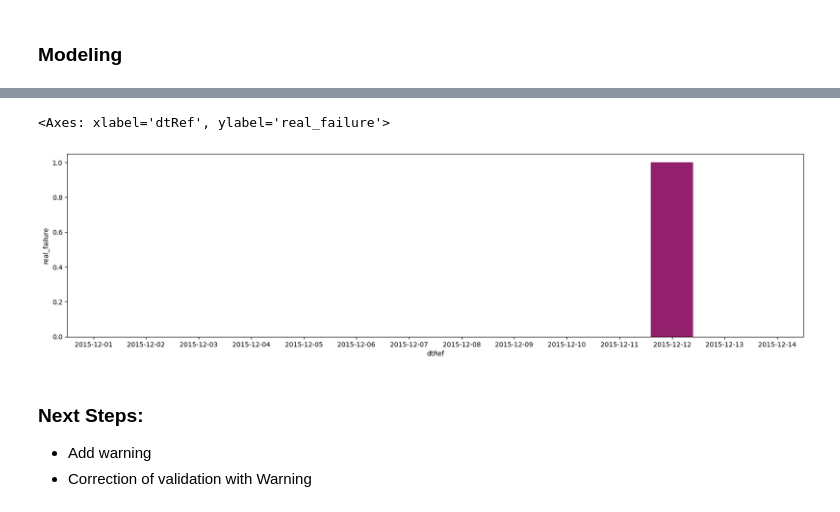
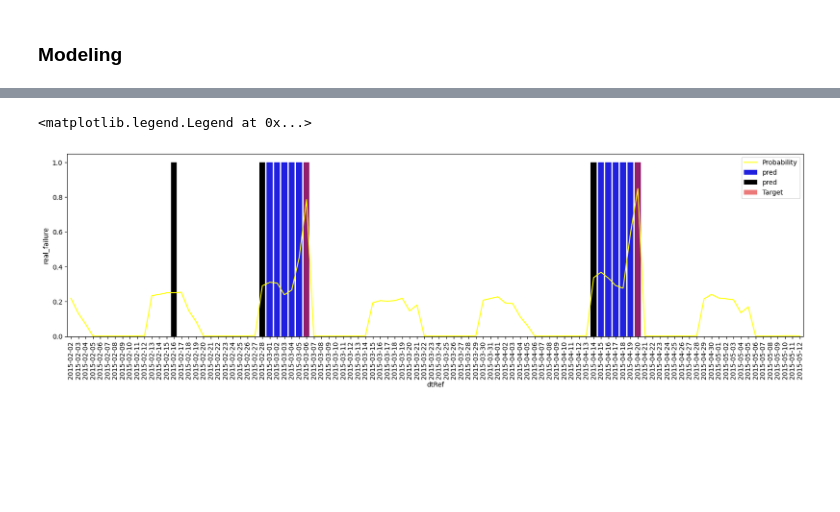
Before and after one commit to jooaobrum/preditive-maintenance, a Jupyter notebook: notebooks/pdm-exploration-ml-ts.ipynb, the cells around one changed output, grey strips where cells are left out. Saved outputs shown, nothing was run; the diff lists cells and outputs as text; code cells hidden in the pictures; blank space fills up the shorter version.

```diff
--- a/notebooks/pdm-exploration-ml-ts.ipynb
+++ b/notebooks/pdm-exploration-ml-ts.ipynb
@@ -408,9 +538,9 @@ y_oot_pp['pred_prob'] = y_oot_pred
 # %%
-forecast_window = 14
+
 df_train_machine_total = pd.DataFrame()
 for machine in y_train_pp['machineID'].unique():
     df_train_machine = y_train_pp[y_train_pp['machineID'] == machine].sort_values('dtRef')
-    df_train_machine['pred_sum'] =(df_train_machine['pred'].rolling(min_periods=1, window=(forecast_window)).sum())
+    df_train_machine['pred_sum'] =(df_train_machine['pred'].rolling(min_periods=1, window=(forecasting_window)).sum())
     df_train_machine_total = pd.concat([df_train_machine_total, df_train_machine], axis = 0)
 
 df_train_machine_total['real_pred']=np.where((df_train_machine_total.pred_sum>1), 0, df_train_machine_total.pred)
@@ -420,7 +550,7 @@ df_train_machine_total['real_pred']=np.where((df_train_machine_total.pred_sum>1)
 df_val_machine_total = pd.DataFrame()
 for machine in y_val_pp['machineID'].unique():
     df_val_machine = y_val_pp[y_val_pp['machineID'] == machine].sort_values('dtRef')
-    df_val_machine['pred_sum'] =(df_val_machine['pred'].rolling(min_periods=1, window=(forecast_window)).sum())
+    df_val_machine['pred_sum'] =(df_val_machine['pred'].rolling(min_periods=1, window=(forecasting_window)).sum())
     df_val_machine_total = pd.concat([df_val_machine_total, df_val_machine], axis = 0)
 
 df_val_machine_total['real_pred']=np.where((df_val_machine_total.pred_sum>1), 0, df_val_machine_total.pred)
@@ -430,7 +560,7 @@ df_val_machine_total['real_pred']=np.where((df_val_machine_total.pred_sum>1), 0,
 df_oot_machine_total = pd.DataFrame()
 for machine in y_oot_pp['machineID'].unique():
     df_oot_machine = y_oot_pp[y_oot_pp['machineID'] == machine].sort_values('dtRef')
-    df_oot_machine['pred_sum'] =(df_oot_machine['pred'].rolling(min_periods=1, window=(forecast_window)).sum())
+    df_oot_machine['pred_sum'] =(df_oot_machine['pred'].rolling(min_periods=1, window=(forecasting_window)).sum())
     df_oot_machine_total = pd.concat([df_oot_machine_total, df_oot_machine], axis = 0)
 
 df_oot_machine_total['real_pred']=np.where((df_oot_machine_total.pred_sum>1), 0, df_oot_machine_total.pred)
@@ -452,0 +567,21 @@ df_oot_machine_total
+# %%
+def filter_signals(df, df_failures, machineID, failure_window):
+    df_final = df[df['machineID'] == machineID]
+    df_final['pred'] = (df_final['pred_prob'] > threshold).astype(int)
+    df_final['pred_diff'] = (df_final['pred'].diff() > 0).astype(int)
+
+    failure_machine = df_failures[df_failures['machineID'] == machineID]
+    failure_machine['dtRef'] = pd.to_datetime(failure_machine['dtRef'])
+    failure_machine['days_between'] = failure_machine['dtRef'].diff() / pd.Timedelta(days = 1)
+    #if len(failure_machine) > 0:
+    #    failure_window = failure_machine['days_between'].median().astype(int)
+    #else:
+    #    failure_window = 10000
+
+
+    df_final['Y_FAIL_sumxx'] =(df_final['pred_diff'].rolling(min_periods=1, window=(failure_window - 1)).sum())
+
+
+    df_final['real_pred']=np.where((df_final.Y_FAIL_sumxx>1), 0, df_final.pred_diff)
+
+    return df_final, failure_window
@@ -452,0 +623,7 @@ df_oot_machine_total
+# %%
+df_train_machine_filtered = pd.DataFrame()
+failures_window = []
+for i in range(1, 101):
+    df_filt, failure_window = filter_signals(df_train_machine_total, df_failures, i, forecasting_window)
+    df_train_machine_filtered = pd.concat([df_train_machine_filtered, df_filt], ignore_index = True)
+    failures_window.append(failure_window)
@@ -515,13 +801,11 @@ ROC-AUC: 0.9119541536421332
 # %%
 plt.figure(1, figsize = (20,5))
-sns.barplot(x = 'dtRef', y = 'real_pred', data = df_oot_machine_total[df_oot_machine_total['machineID'] == 51], label = 'pred', color = 'blue')
-sns.barplot(x = 'dtRef', y = 'real_failure', data = df_oot_machine_total[df_oot_machine_total['machineID'] == 51], label = 'target', color = 'red', alpha = 0.6)
-#plt.xticks(rotation=90)
+sns.barplot(x = 'dtRef', y = 'target', data = df_train[df_train['machineID'] == 1].iloc[:100], label = 'pred', color = 'blue')
+sns.barplot(x = 'dtRef', y = 'real_pred', data = df_val_machine_filtered[df_val_machine_filtered['machineID'] == 1].iloc[:100], label = 'pred', color = 'black')
+sns.lineplot(x = 'dtRef', y = 'pred_prob', data = df_val_machine_filtered[df_val_machine_filtered['machineID'] == 1].iloc[:100], label = 'Probability', color = 'yellow')
+sns.barplot(x = 'dtRef', y = 'real_failure', data = df_val_machine_filtered[df_val_machine_filtered['machineID'] == 1].iloc[:100], label = 'Target', color = 'red', alpha = 0.6)
+plt.xticks(rotation=90)
+plt.legend()
 # %% [output]
-<Axes: xlabel='dtRef', ylabel='real_failure'>
+<matplotlib.legend.Legend at 0x...>
-[figure, old version]
+[figure, new version]
-# %% [markdown]
-### Next Steps:
-
-- Add warning
-- Correction of validation with Warning
```
Also changed, not shown: parts of 41 cells of this notebook, 6 other files.
